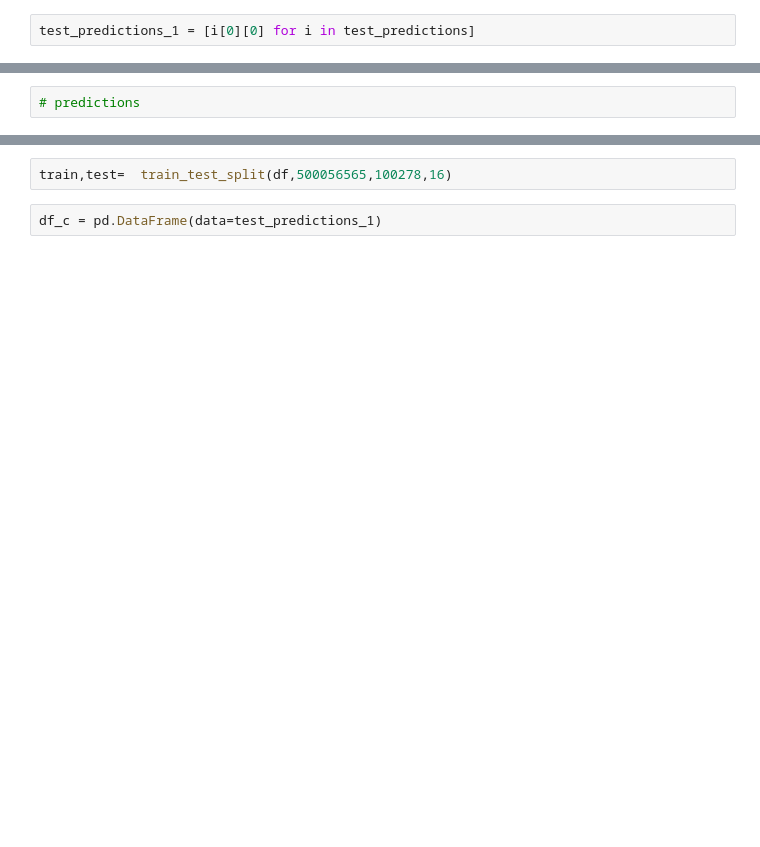
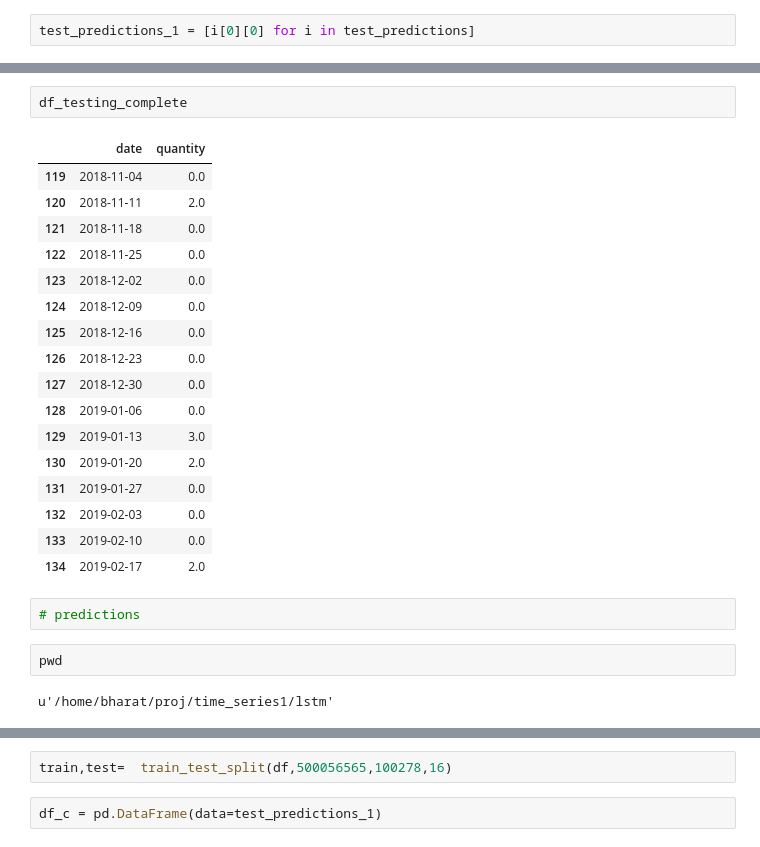
Before and after one commit to Chethan15/time_series, a Jupyter notebook: lstm/lstm_final.ipynb, the cells around one changed output, grey strips where cells are left out. Cells and saved outputs as stored; diff of their text form; blank space fills up the shorter version.

```diff
--- a/lstm/lstm_final.ipynb
+++ b/lstm/lstm_final.ipynb
@@ -108,2 +478,26 @@ dataframe[-5:]
+# %%
+df_testing_complete
+# %% [output]
+|  | date | quantity |
+| 119 | 2018-11-04 | 0.0 |
+| 120 | 2018-11-11 | 2.0 |
+| 121 | 2018-11-18 | 0.0 |
+| 122 | 2018-11-25 | 0.0 |
+| 123 | 2018-12-02 | 0.0 |
+| 124 | 2018-12-09 | 0.0 |
+| 125 | 2018-12-16 | 0.0 |
+| 126 | 2018-12-23 | 0.0 |
+| 127 | 2018-12-30 | 0.0 |
+| 128 | 2019-01-06 | 0.0 |
+| 129 | 2019-01-13 | 3.0 |
+| 130 | 2019-01-20 | 2.0 |
+| 131 | 2019-01-27 | 0.0 |
+| 132 | 2019-02-03 | 0.0 |
+| 133 | 2019-02-10 | 0.0 |
+| 134 | 2019-02-17 | 2.0 |
 # %%
 # predictions
+# %%
+pwd
+# %% [output]
+u'/home/bharat/proj/time_series1/lstm'
```
Also changed, not shown: parts of 26 cells of this notebook, 2 other files.
